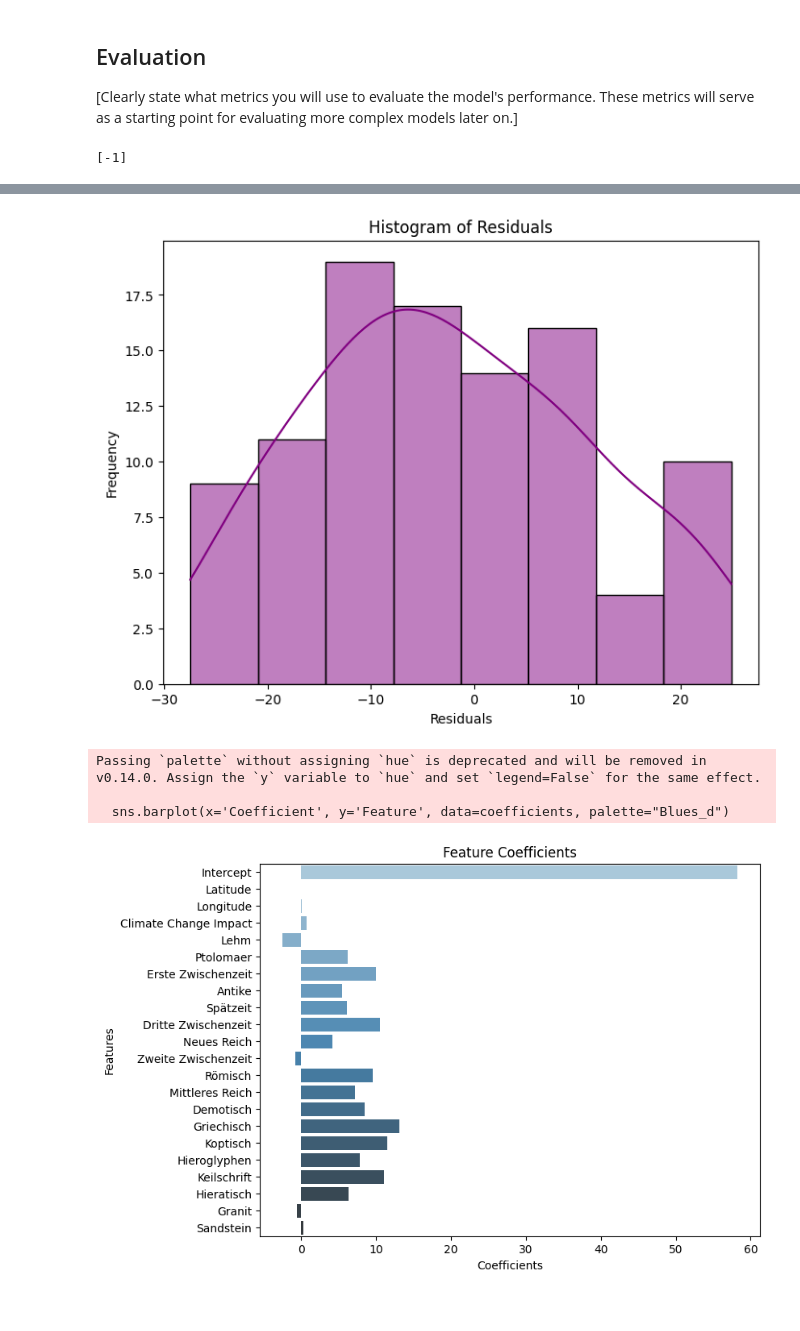
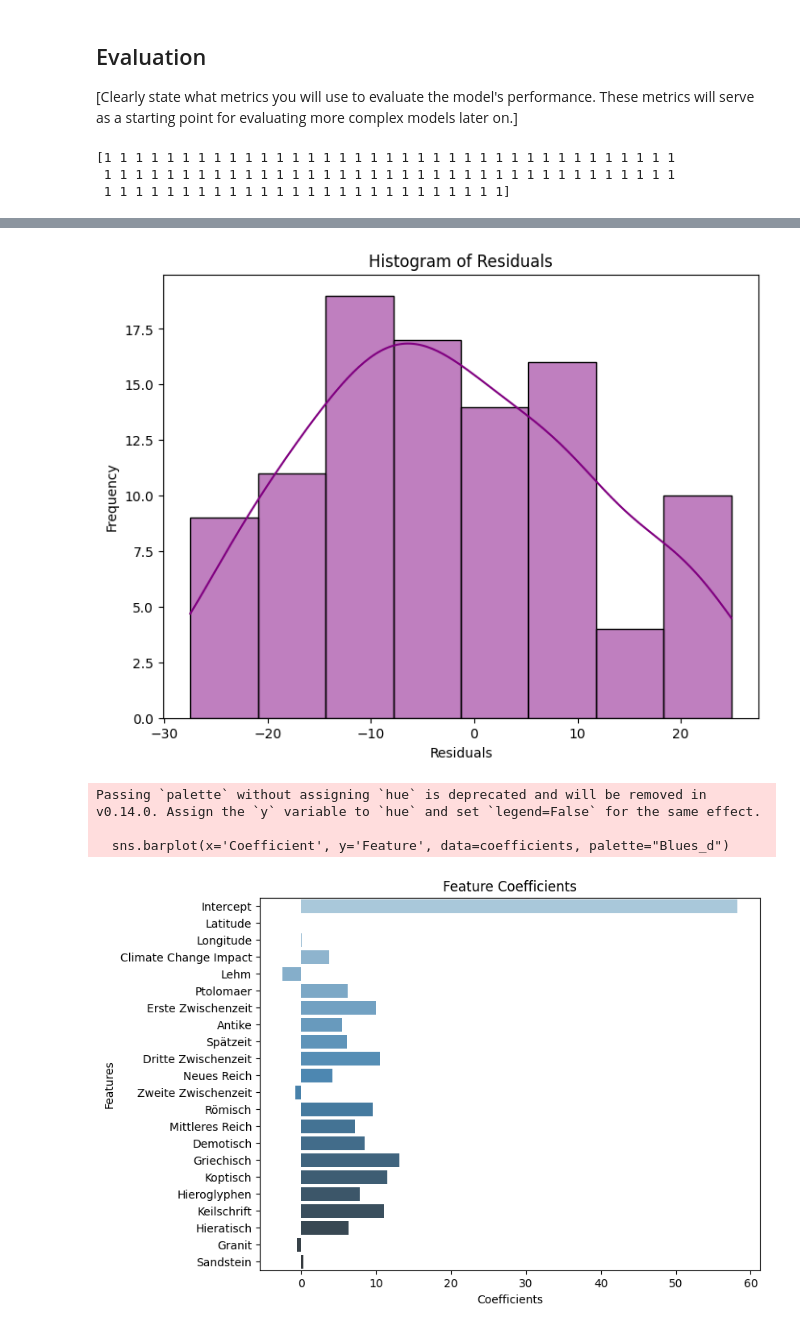
Before and after one commit to Wiebke-Engler/Machine_learning_tensorflow, a Jupyter notebook: 2_BaselineModel/baseline_model.ipynb, the cells around one changed output, grey strips where cells are left out. Cells and saved outputs as stored; diff of their text form; code cells hidden in the pictures.

```diff
--- a/2_BaselineModel/baseline_model.ipynb
+++ b/2_BaselineModel/baseline_model.ipynb
@@ -62,20 +84,24 @@ SGDOneClassSVM(random_state=42)
 # Example for a classification problem
 #y_test=df[df['AI Prediction Score'] != 0] = 1
 from sklearn.metrics import accuracy_score
-#print(df.head())
-X_test=[25.979264261610137,33.0875324425252,0,0,0,0,0,0,0,0,0,0,0,0,0,0,0,0,0,0,0,0,0,1,0,0,0,0,0,0]
-X_test2=np.reshape(X_test,(1, -1))
+
+#X_test=[2,3,0,0,0,0,0,0,0,0,0,0,0,0,0,0,0,0,0,0,0,0,0,1,0,0,0,0,0,0]
 #X_test=np.reshape(X_test,(1, -1))
-y_pred = clf.predict(X_test2)
+
+y_pred = clf.predict(X_test)
+
 #accuracy = accuracy_score(y_test, y_pred)
 
 print(y_pred)
+
 # For a regression problem, you might use:
 #mse = mean_squared_error(y_test, y_pred)
 
 # Your evaluation code here
 # %% [output]
-[-1]
+[1 1 1 1 1 1 1 1 1 1 1 1 1 1 1 1 1 1 1 1 1 1 1 1 1 1 1 1 1 1 1 1 1 1 1 1 1
+ 1 1 1 1 1 1 1 1 1 1 1 1 1 1 1 1 1 1 1 1 1 1 1 1 1 1 1 1 1 1 1 1 1 1 1 1 1
+ 1 1 1 1 1 1 1 1 1 1 1 1 1 1 1 1 1 1 1 1 1 1 1 1 1 1]
 # %%
 # Import necessary libraries
 import pandas as pd  # Data manipulation and handling
@@ -86,10 +112,20 @@ from sklearn.preprocessing import StandardScaler  # Scaling features for regress
 from sklearn.model_selection import train_test_split  # Splitting data into train and test sets
 import matplotlib.pyplot as plt  # Visualization library
 import seaborn as sns  # Advanced data visualizations
-
+import statsmodels.formula.api as smf
 # Load the dataset
 
 data=df
+
+
+mod = smf.ols('Q("AI Prediction Score") ~ Latitude + Longitude + Q("Human Activity Index") + Q("Climate Change Impact") + Q("Sonar Radar Detection") + Q("Looting Risk (%)") + C(Ptolomaer) + ' \
+'C(Q("Erste Zwischenzeit")) + C(Q("Antike")) + C(Q("Spätzeit")) + C(Q("Dritte Zwischenzeit")) + C(Q("Neues Reich")) + C(Q("Zweite Zwischenzeit")) + C(Q("Römisch")) + ' \
+'C(Q("Mittleres Reich")) + C(Q("Bronze")) + C(Q("Kalkstein")) + C(Q("Gips"))+ C(Q("Gold")) + C(Q("Holz")) + C(Q("Sandstein")) + C(Q("Lehm")) + C(Q("Granit")) + C(Q("Ziegel")) + ' \
+'C(Q("Demotisch")) + C(Q("Griechisch")) + C(Q("Koptisch")) + C(Q("Hieroglyphen")) + C(Q("Keilschrift")) + C(Q("Hieratisch"))', data=data).fit()
+
+# Output the summary of the fitted model
+# The summary includes key metrics such as R-squared, coefficients, and p-values.
+print(mod.summary())
 #'Latitude','Longitude','Human Activity Index','Climate Change Impact','Sonar Radar Detection','Looting Risk (%)', 'Ptolomaer',
         #'Erste Zwischenzeit' ,'Antike', 'Spätzeit', 'Dritte Zwischenzeit', 'Neues Reich','Zweite Zwischenzeit','Römisch','Mittleres Reich',
        # 'Bronze','Demotisch','Griechisch','Koptisch','Hieroglyphen','Keilschrift','Hieratisch','Kalkstein','Gips','Gold','Holz','Sandstein','Lehm','Granit','Ziegel'
@@ -98,6 +134,10 @@ features = ['Latitude','Longitude','Climate Change Impact','Lehm' ,'Ptolomaer',
           'Demotisch','Griechisch','Koptisch','Hieroglyphen','Keilschrift','Hieratisch','Granit','Sandstein']
 X = data[features]
 y=data['AI Prediction Score']
+
+
+# Splitting the dataset
+X_train, X_test, y_train, y_test = train_test_split(X, y, test_size=0.2, random_state=42)
 
 # Scale the feature data to standardize the range
 scaler = StandardScaler()
@@ -191,11 +231,11 @@ Requirement already satisfied: six>=1.5 in /home/codespace/.local/lib/python3.12
 438    71.740540
 15     73.886473
 Length: 100, dtype: float64
 Mean Absolute Percentage Error (MAPE): 16.74%
 [figure]
 [figure]
 [figure]
 Passing `palette` without assigning `hue` is deprecated and will be removed in v0.14.0. Assign the `y` variable to `hue` and set `legend=False` for the same effect.
 
   sns.barplot(x='Coefficient', y='Feature', data=coefficients, palette="Blues_d")
-[figure, old version]
+[figure, new version]
```
Also changed, not shown: parts of 2 cells of this notebook, 3 other files.
